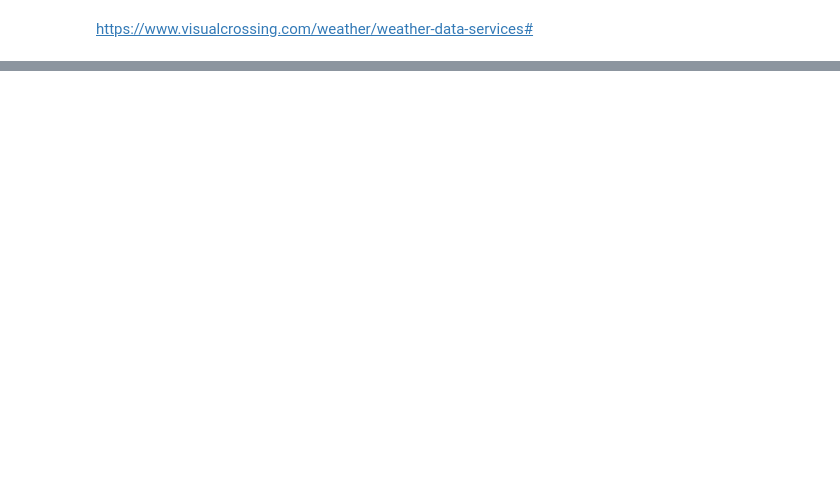
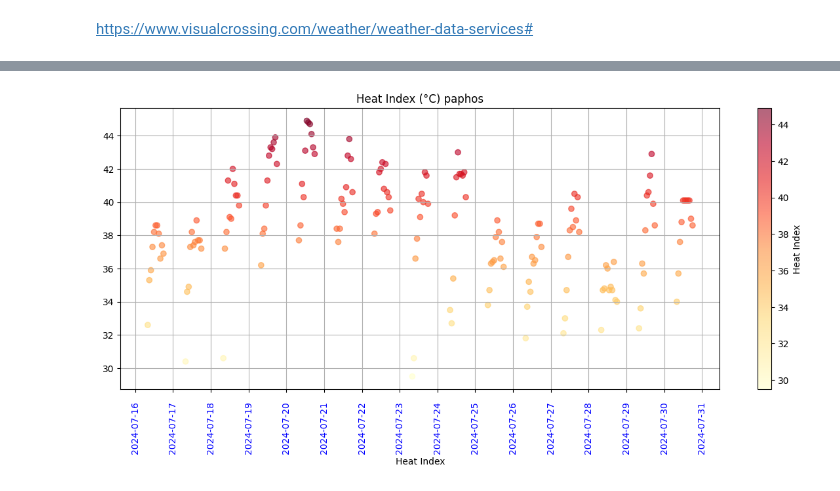
Before and after one commit to werowe/HypatiaAcademy, a Jupyter notebook: stats/paphos_summer_weather_csv.ipynb, the cells around one changed output, grey strips where cells are left out. Cells and saved outputs as stored; diff of their text form; code cells hidden in the pictures; blank space fills up the shorter version.

```diff
--- a/stats/paphos_summer_weather_csv.ipynb
+++ b/stats/paphos_summer_weather_csv.ipynb
@@ -159,8 +136,7 @@ mpld3.display()
 # %%
 import matplotlib.pyplot as plt
 import matplotlib.dates as mdates
-import mpld3
-from mpld3 import plugins
+
 
 # Your data preparation code here (e.g., df creation, filestr, unitgroup)
 
@@ -178,15 +154,15 @@ cbar.set_label('Heat Index')
 ax.set_xlabel('Heat Index')
 plt.xticks(rotation=90)
 
-# Set major and minor ticks format
+
 ax.xaxis.set_major_locator(mdates.DayLocator())
-# ax.xaxis.set_minor_locator(mdates.HourLocator(interval=4))
+
 ax.xaxis.set_major_formatter(mdates.DateFormatter('%Y-%m-%d'))
-# ax.xaxis.set_minor_formatter(mdates.DateFormatter('%H'))
 
-# Rotate x-ticks
+
+
 plt.setp(ax.xaxis.get_majorticklabels(), rotation=90, color='blue', ha='center', va='top', position=(0, -0.02))
-# plt.setp(ax.xaxis.get_minorticklabels(), rotation=90, color='purple', ha='center', va='bottom')
+
 
 # Move minor ticks (hours) below x-axis
 ax.tick_params(axis='x', which='minor', pad=15)
@@ -198,14 +174,9 @@ if unitgroup == "metric":
 else:
     plt.title('Heat Index (°F) ' + filestr)
 
-# Adding legends
-# plt.legend() # Removing legend as scatter plot does not have a legend
-
-# Tooltip plugin
-tooltip = plugins.PointLabelTooltip(sc, labels=[f'({x}, {y})' for x, y in zip(df.index, df['feelslike'])])
-plugins.connect(fig, tooltip)
+plt.grid()
 
 # Displaying the chart
 plt.tight_layout()
-mpld3.display()
+plt.show()
 # %% [output]
@@ -213,3 +183,4 @@ mpld3.display()
+[figure, added]
 # %%
 from google.colab import drive
 import shutil
```
Also changed, not shown: parts of 6 cells of this notebook.
